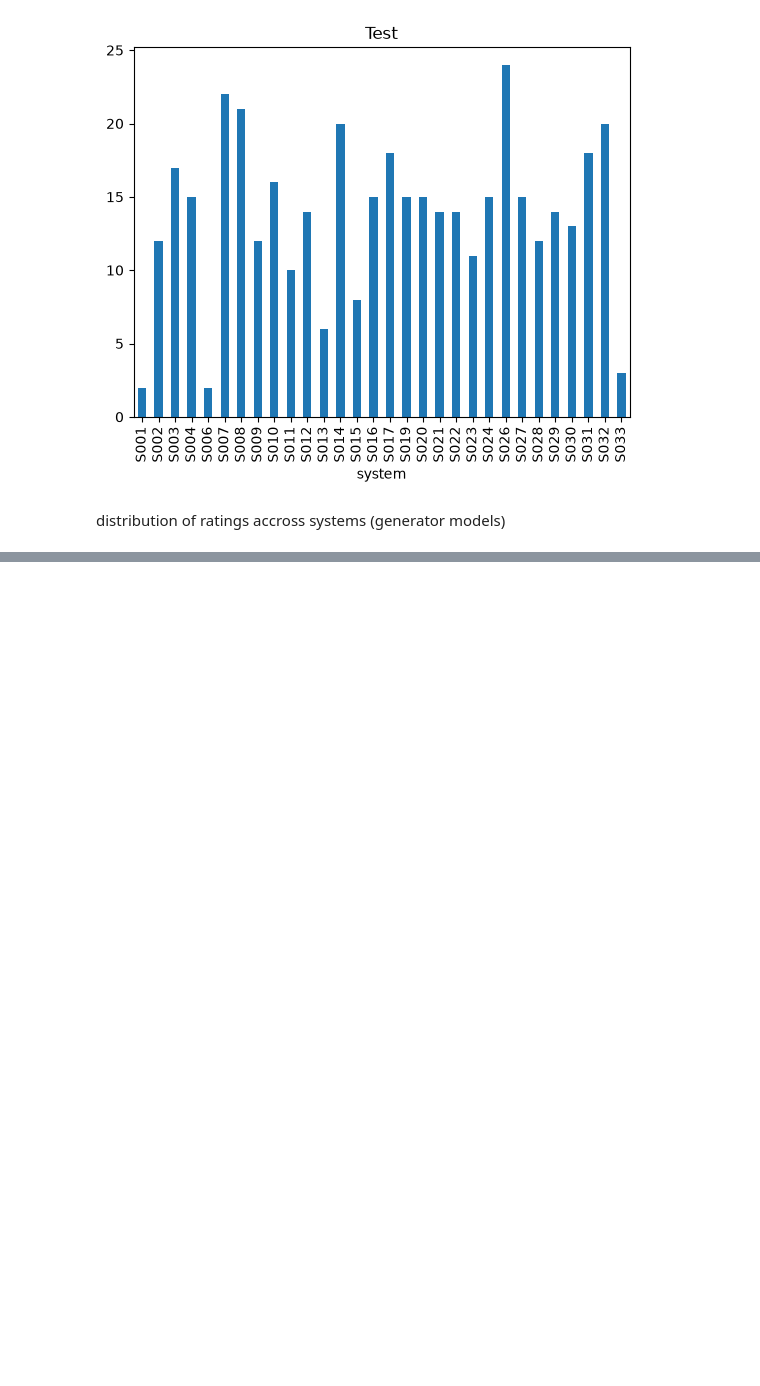
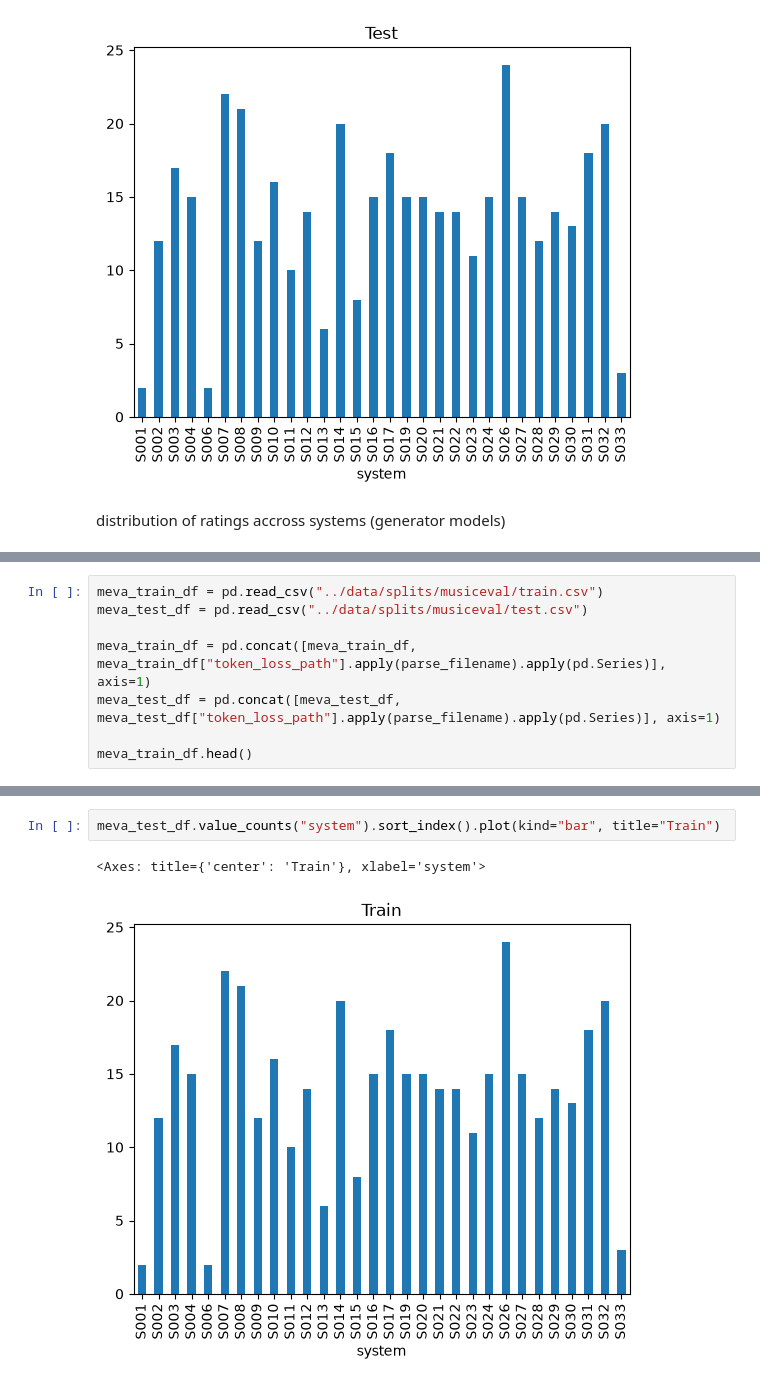
Before and after one commit to gamemeine/music-gen-eval, a Jupyter notebook: notebooks/1.0-gs-musiceval-full-overview.ipynb, the cells around one changed output, grey strips where cells are left out. Saved outputs shown, nothing was run; the diff lists cells and outputs as text; blank space fills up the shorter version.

```diff
--- a/notebooks/1.0-gs-musiceval-full-overview.ipynb
+++ b/notebooks/1.0-gs-musiceval-full-overview.ipynb
@@ -109,0 +93,8 @@ Heldout train size: 371 (19.29%)
+# %%
+meva_train_df = pd.read_csv("../data/splits/musiceval/train.csv")
+meva_test_df = pd.read_csv("../data/splits/musiceval/test.csv")
+
+meva_train_df = pd.concat([meva_train_df, meva_train_df["token_loss_path"].apply(parse_filename).apply(pd.Series)], axis=1)
+meva_test_df = pd.concat([meva_test_df, meva_test_df["token_loss_path"].apply(parse_filename).apply(pd.Series)], axis=1)
+
+meva_train_df.head()
@@ -109,0 +113,5 @@ Heldout train size: 371 (19.29%)
+# %%
+meva_test_df.value_counts("system").sort_index().plot(kind="bar", title="Train")
+# %% [output]
+<Axes: title={'center': 'Train'}, xlabel='system'>
+[figure, added]
```
Also changed, not shown: parts of 13 cells of this notebook, 6 other files.
